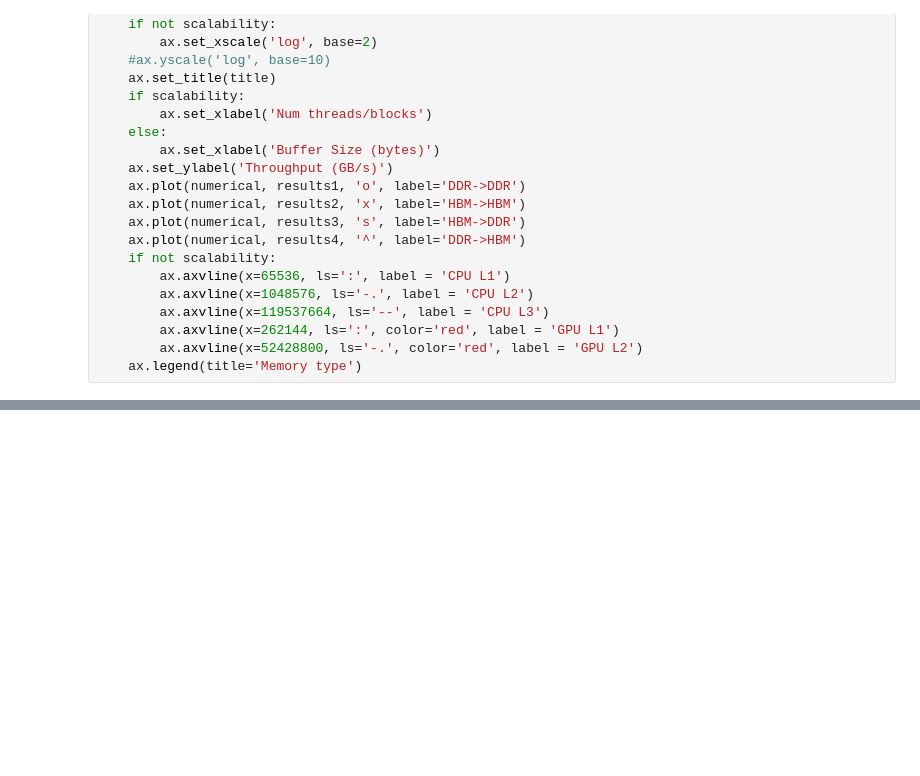
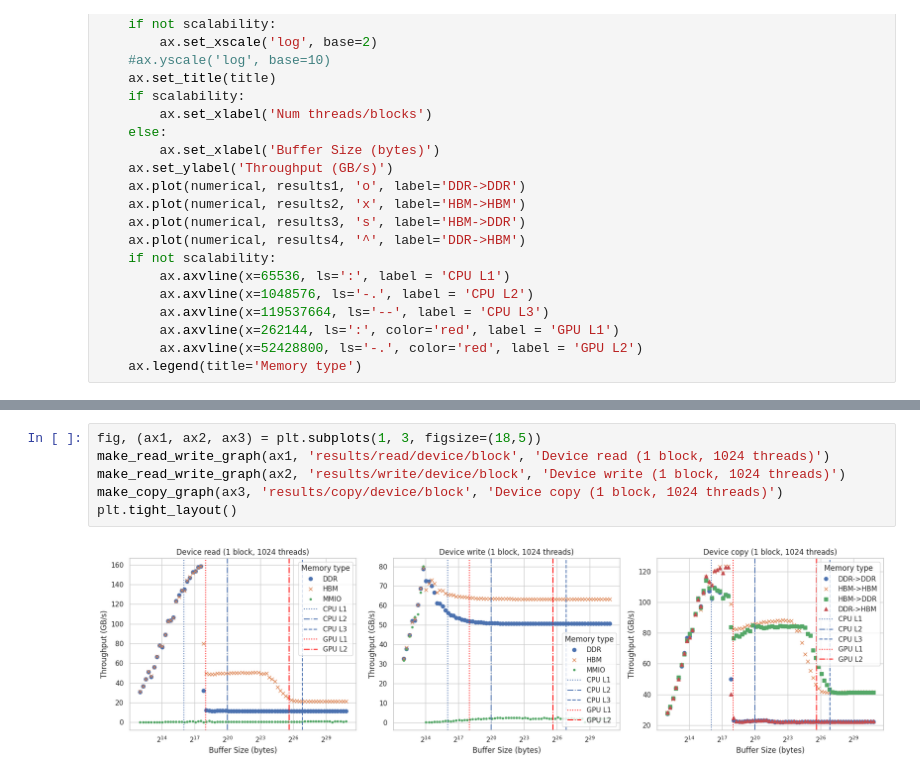
Before and after one commit to ntua-el20062/grace-hopper-benchmark, a Jupyter notebook: src/paper.ipynb, the cells around one changed output, grey strips where cells are left out. Drawn from its saved outputs; the diff is of its cells as text; blank space fills up the shorter version.

```diff
--- a/src/paper.ipynb
+++ b/src/paper.ipynb
@@ -120,3 +123,11 @@ plt.tight_layout()
+# %%
+fig, (ax1, ax2, ax3) = plt.subplots(1, 3, figsize=(18,5))
+make_read_write_graph(ax1, 'results/read/device/block', 'Device read (1 block, 1024 threads)')
+make_read_write_graph(ax2, 'results/write/device/block', 'Device write (1 block, 1024 threads)')
+make_copy_graph(ax3, 'results/copy/device/block', 'Device copy (1 block, 1024 threads)')
+plt.tight_layout()
+# %% [output]
+[figure, added]
 # %%
 experiments1 = ['host/ddr', 'host/hbm', 'device/hbm', 'device/ddr']
 experiments2 = ['fine/host/ddr', 'fine/host/hbm', 'fine/device/hbm', 'fine/device/ddr']
```
Also changed, not shown: parts of 6 cells of this notebook, 11 other files.
